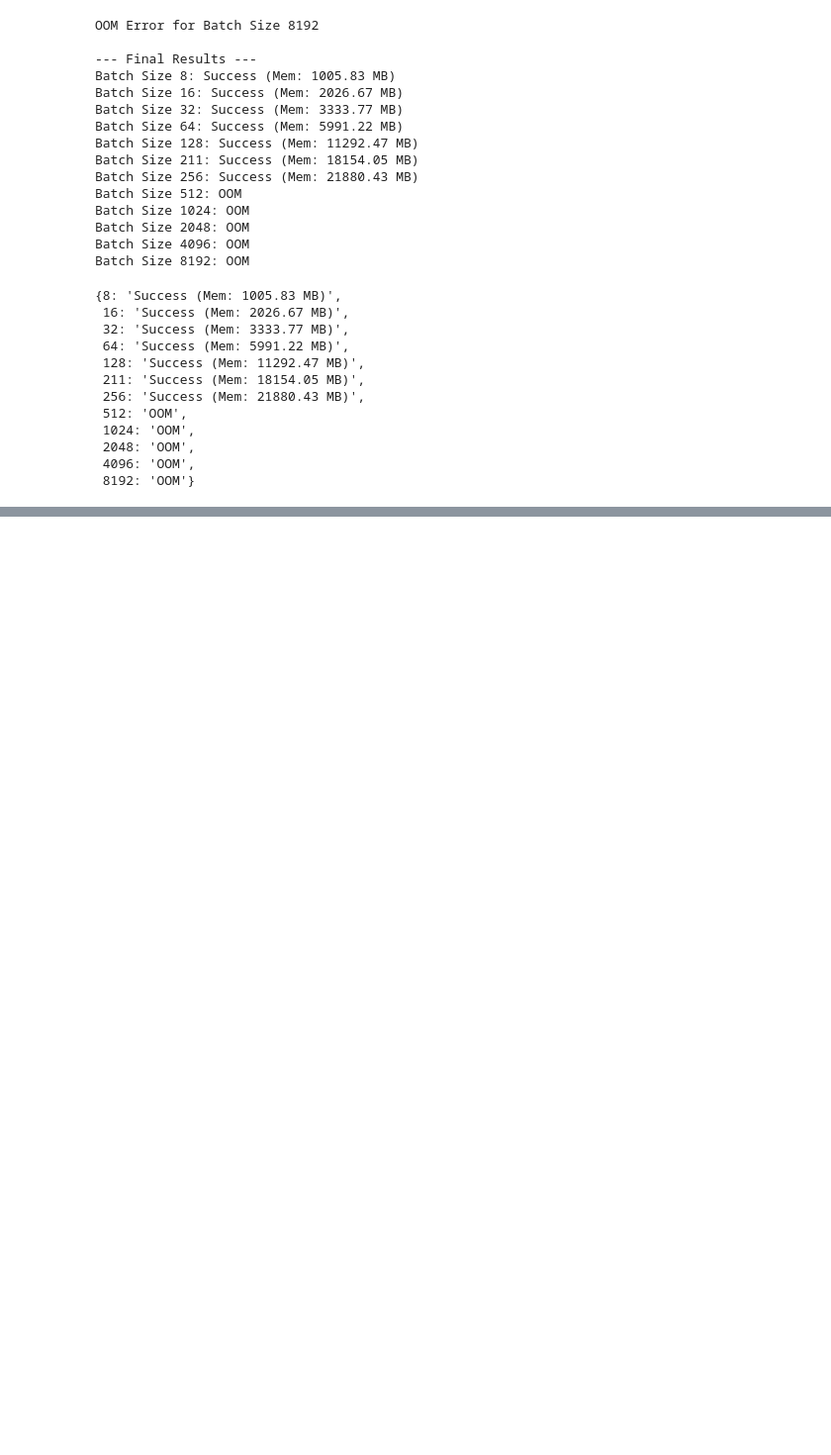
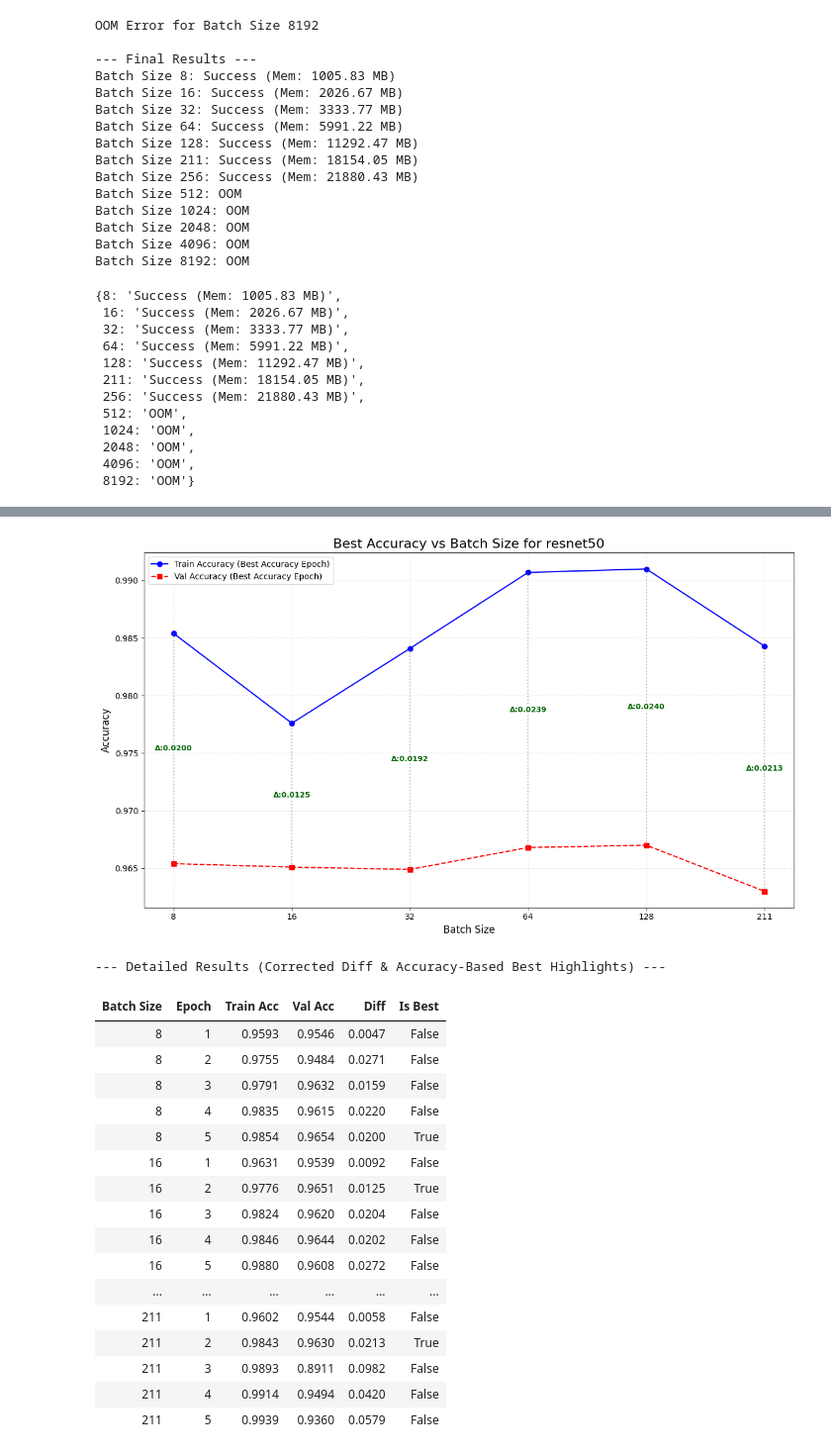
Before and after one commit to furkan-uzmez/ml-experiments, a Jupyter notebook: batchsize/batch_size_experiment_notebook.ipynb, the cells around one changed output, grey strips where cells are left out. Shown at 99% size. Saved outputs shown, nothing was run; the diff lists cells and outputs as text; code cells hidden in the pictures; blank space fills up the shorter version.

```diff
--- a/batchsize/batch_size_experiment_notebook.ipynb
+++ b/batchsize/batch_size_experiment_notebook.ipynb
@@ -174,4 +579,24 @@ Batch Size 8192: OOM
 # %%
 results = run_batch_size_experiments(batch_sizes=batch_sizes, num_epochs=5, project_root=PROJECT_ROOT, model_name='resnet50', train_ds=train_ds, val_ds=val_ds)
 # %%
-visualize_batch_size_results(PROJECT_ROOT,model='resnet50')
+visualize_batch_size_results(PROJECT_ROOT,model_name='resnet50')
+# %% [output]
+[figure, added]
+--- Detailed Results (Corrected Diff & Accuracy-Based Best Highlights) ---
+| Batch Size | Epoch | Train Acc | Val Acc | Diff | Is Best |
+| 8 | 1 | 0.9593 | 0.9546 | 0.0047 | False |
+| 8 | 2 | 0.9755 | 0.9484 | 0.0271 | False |
+| 8 | 3 | 0.9791 | 0.9632 | 0.0159 | False |
+| 8 | 4 | 0.9835 | 0.9615 | 0.0220 | False |
+| 8 | 5 | 0.9854 | 0.9654 | 0.0200 | True |
+| 16 | 1 | 0.9631 | 0.9539 | 0.0092 | False |
+| 16 | 2 | 0.9776 | 0.9651 | 0.0125 | True |
+| 16 | 3 | 0.9824 | 0.9620 | 0.0204 | False |
+| 16 | 4 | 0.9846 | 0.9644 | 0.0202 | False |
+| 16 | 5 | 0.9880 | 0.9608 | 0.0272 | False |
+| ... | ... | ... | ... | ... | ... |
+| 211 | 1 | 0.9602 | 0.9544 | 0.0058 | False |
+| 211 | 2 | 0.9843 | 0.9630 | 0.0213 | True |
+| 211 | 3 | 0.9893 | 0.8911 | 0.0982 | False |
+| 211 | 4 | 0.9914 | 0.9494 | 0.0420 | False |
+| 211 | 5 | 0.9939 | 0.9360 | 0.0579 | False |
```
Also changed, not shown: parts of 9 cells of this notebook, 23 other files.
